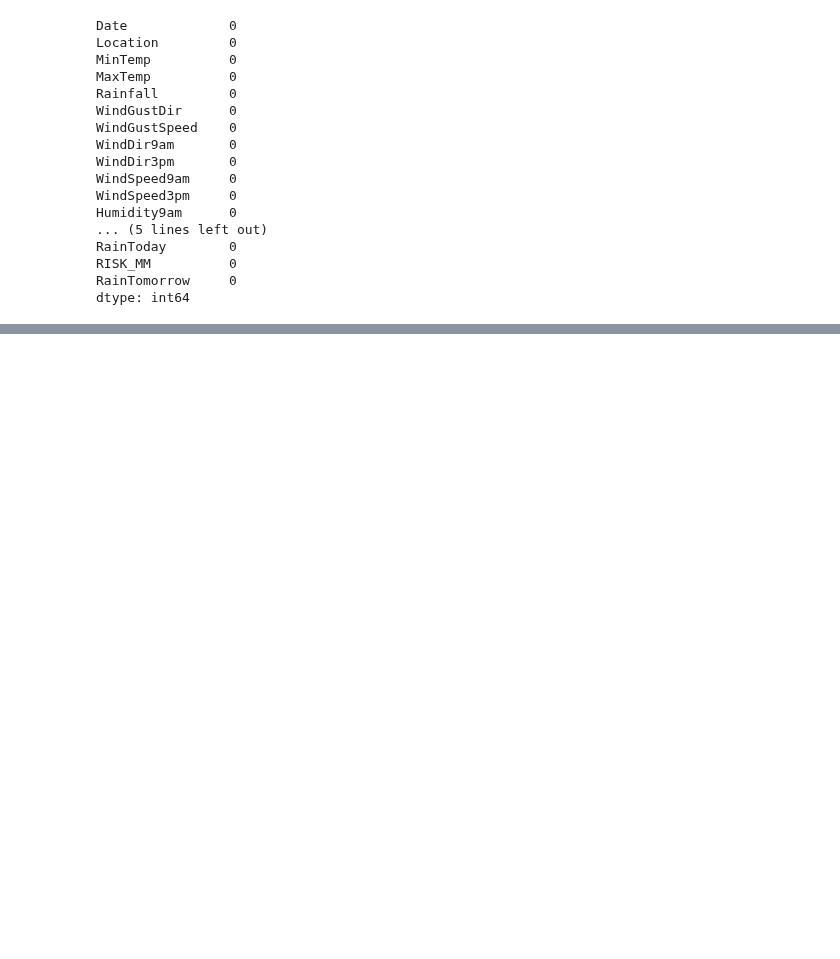
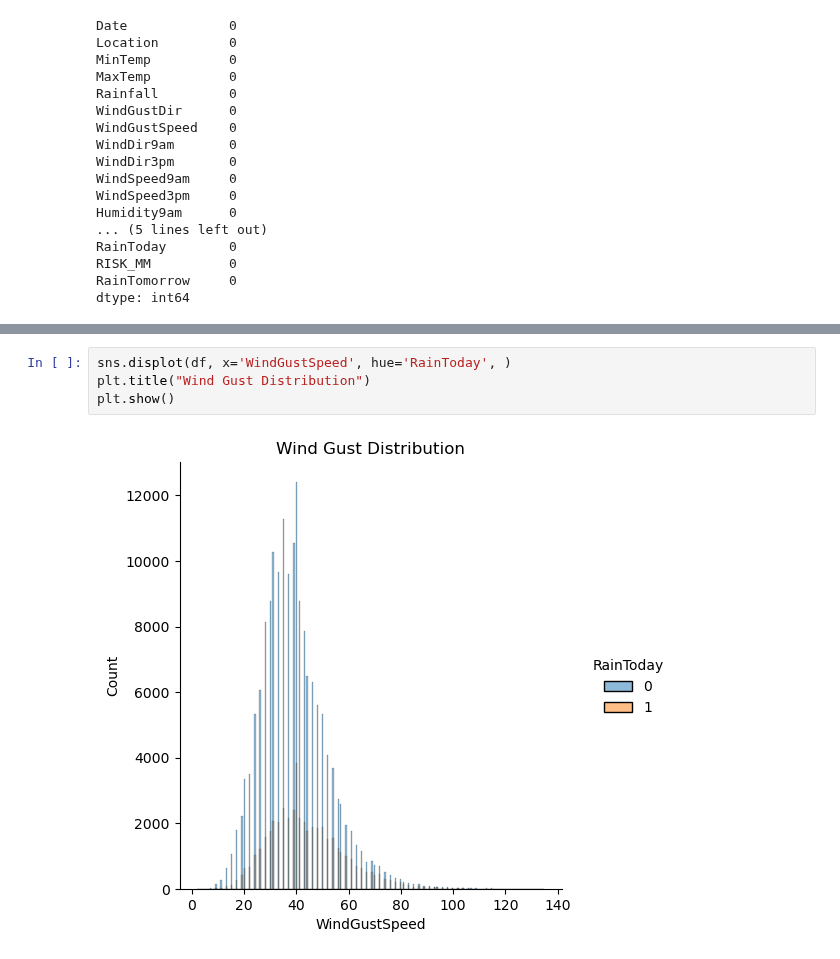
Before and after one commit to silva-nick/STATS402-Final, a Jupyter notebook: lstm.ipynb, the cells around one changed output, grey strips where cells are left out. Cells and saved outputs as stored; diff of their text form; blank space fills up the shorter version.

```diff
--- a/lstm.ipynb
+++ b/lstm.ipynb
@@ -132,0 +174,6 @@ dtype: int64
+# %%
+sns.displot(df, x='WindGustSpeed', hue='RainToday', )
+plt.title("Wind Gust Distribution")
+plt.show()
+# %% [output]
+[figure, added]
```
Also changed, not shown: parts of 8 cells of this notebook.
